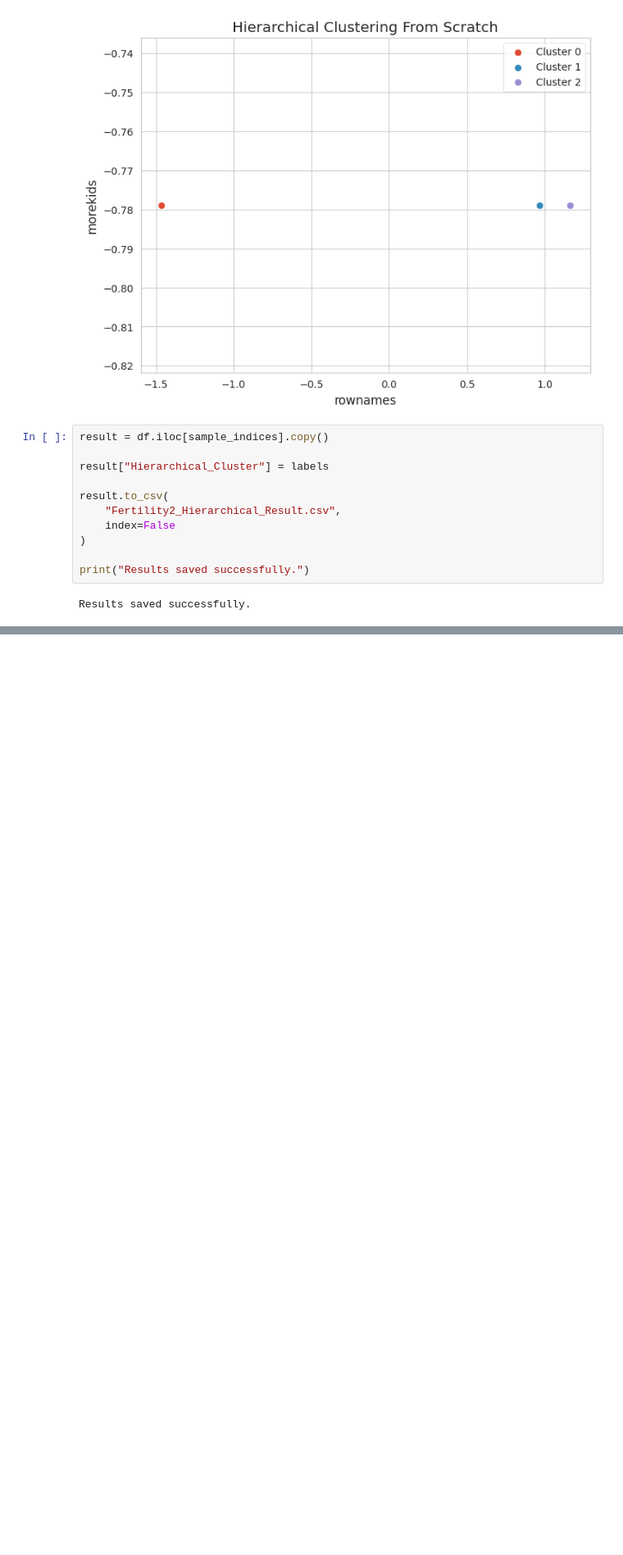
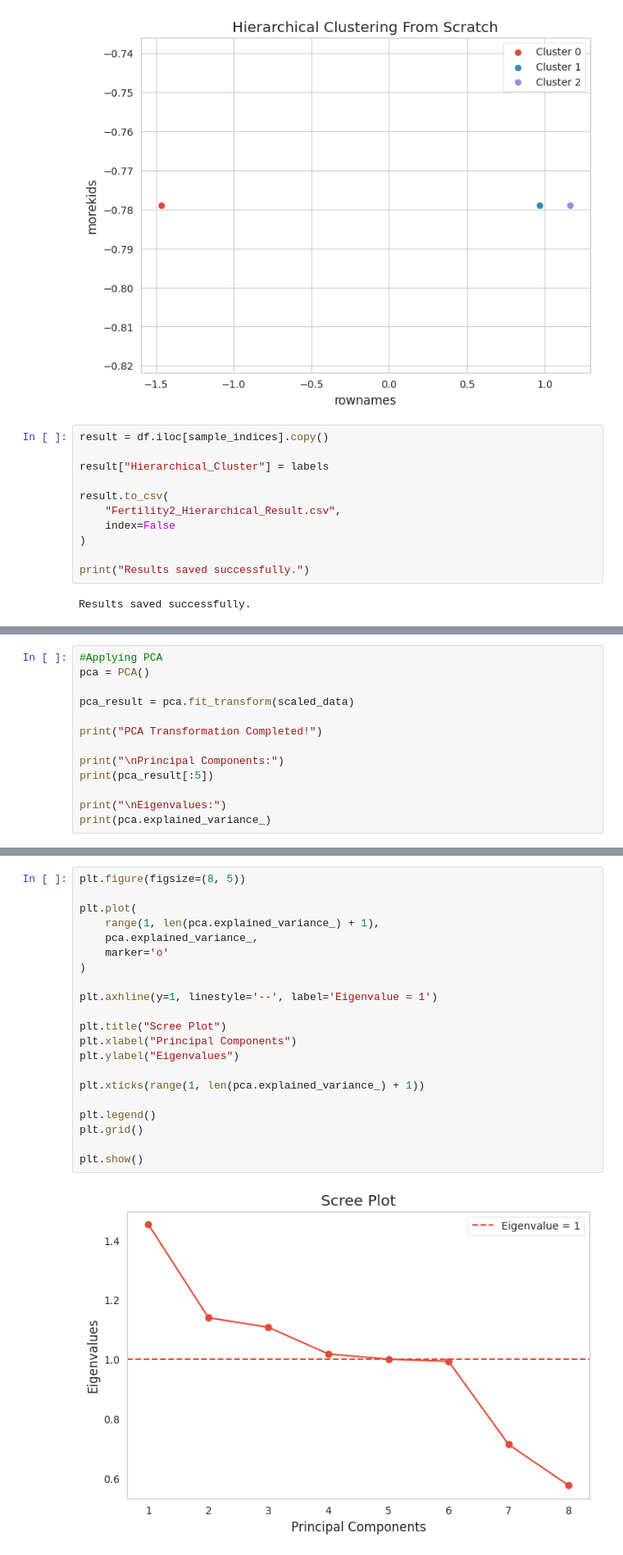
Before and after one commit to Shivankar7/Shivankar-Sinha, a Jupyter notebook: Shivankar_sinha_23BDS0026_EDA_Fertility_Dataset.ipynb, the cells around one changed output, grey strips where cells are left out. Shown at 82% size. Cells and saved outputs as stored; diff of their text form; blank space fills up the shorter version.

```diff
--- a/Shivankar_sinha_23BDS0026_EDA_Fertility_Dataset.ipynb
+++ b/Shivankar_sinha_23BDS0026_EDA_Fertility_Dataset.ipynb
@@ -1020,0 +1229,13 @@ Results saved successfully.
+# %%
+#Applying PCA
+pca = PCA()
+
+pca_result = pca.fit_transform(scaled_data)
+
+print("PCA Transformation Completed!")
+
+print("\nPrincipal Components:")
+print(pca_result[:5])
+
+print("\nEigenvalues:")
+print(pca.explained_variance_)
@@ -1020,0 +1293,23 @@ Results saved successfully.
+# %%
+plt.figure(figsize=(8, 5))
+
+plt.plot(
+    range(1, len(pca.explained_variance_) + 1),
+    pca.explained_variance_,
+    marker='o'
+)
+
+plt.axhline(y=1, linestyle='--', label='Eigenvalue = 1')
+
+plt.title("Scree Plot")
+plt.xlabel("Principal Components")
+plt.ylabel("Eigenvalues")
+
+plt.xticks(range(1, len(pca.explained_variance_) + 1))
+
+plt.legend()
+plt.grid()
+
+plt.show()
+# %% [output]
+[figure, added]
```
Also changed, not shown: parts of 22 cells of this notebook.
